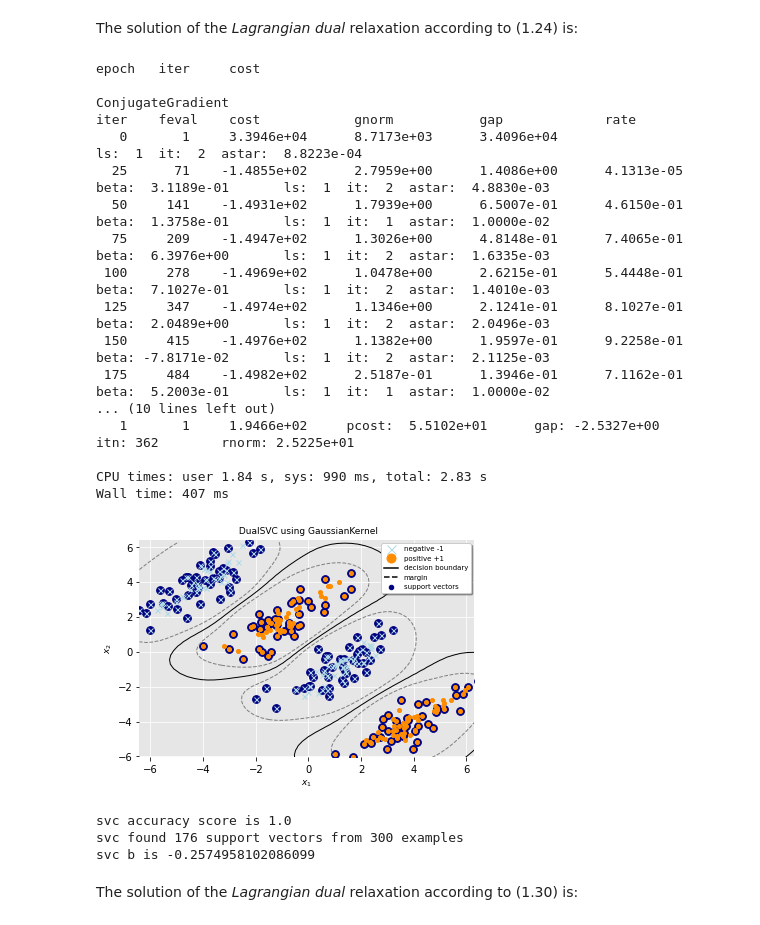
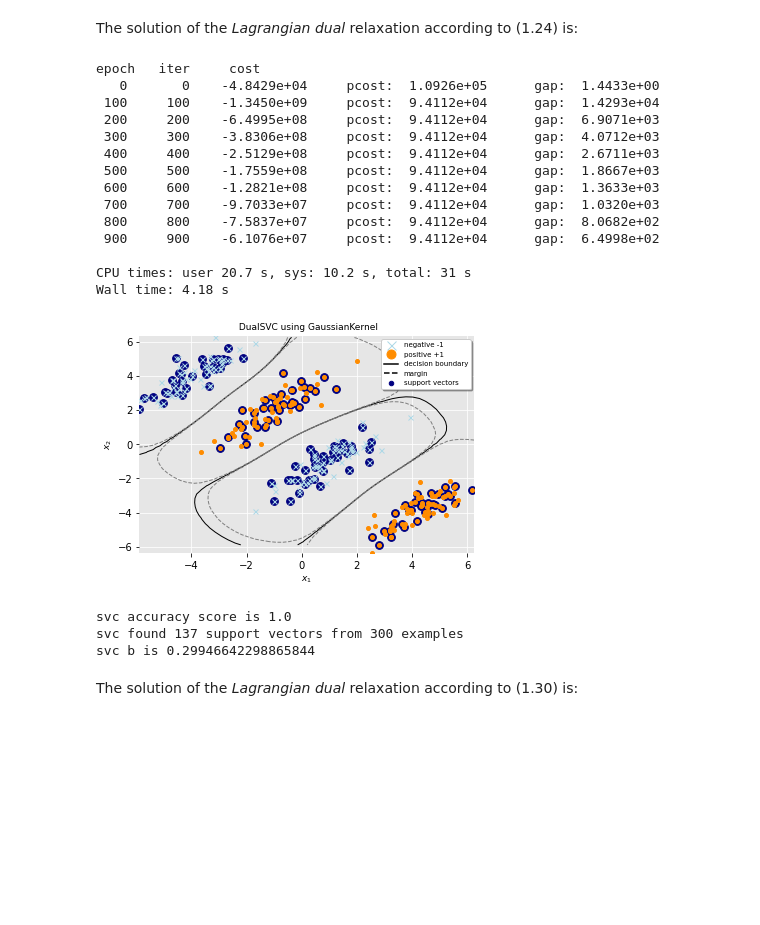
Before and after one commit to dmeoli/optiml, a Jupyter notebook: notebooks/ml/ComputationalMathematicsReport.ipynb, the cells around one changed output. Saved outputs shown, nothing was run; the diff lists cells and outputs as text; code cells hidden in the pictures; blank space fills up the shorter version.

```diff
--- a/notebooks/ml/ComputationalMathematicsReport.ipynb
+++ b/notebooks/ml/ComputationalMathematicsReport.ipynb
@@ -1572,36 +1514,33 @@ from sklearn.model_selection import train_test_split
 # %%
 X, y = generate_non_linearly_separable_data()
 X_train, X_test, y_train, y_test = train_test_split(X, y, train_size=0.75)
 
 svc = DualSVC(kernel=GaussianKernel(gamma='auto'), C=10, optimizer=AdaGrad, use_explicit_eq=True,
-              dual_solver='cg', dual_verbose=25, verbose=True)
+              dual_solver='cg', dual_verbose=False, verbose=100)
 %time svc.fit(X_train, y_train)
 plot_svm_hyperplane(svc, X_train, y_train)
 print(f'svc accuracy score is {svc.score(X_test, y_test)}')
 print(f'svc found {len(svc.support_)} support vectors from {len(X_train)} examples')
 print(f'svc b is {svc.intercept_}')
 # %% [output]
 epoch   iter     cost
+   0       0    -4.8429e+04     pcost:  1.0926e+05      gap:  1.4433e+00
+ 100     100    -1.3450e+09     pcost:  9.4112e+04      gap:  1.4293e+04
+ 200     200    -6.4995e+08     pcost:  9.4112e+04      gap:  6.9071e+03
+ 300     300    -3.8306e+08     pcost:  9.4112e+04      gap:  4.0712e+03
+ 400     400    -2.5129e+08     pcost:  9.4112e+04      gap:  2.6711e+03
+ 500     500    -1.7559e+08     pcost:  9.4112e+04      gap:  1.8667e+03
+ 600     600    -1.2821e+08     pcost:  9.4112e+04      gap:  1.3633e+03
+ 700     700    -9.7033e+07     pcost:  9.4112e+04      gap:  1.0320e+03
+ 800     800    -7.5837e+07     pcost:  9.4112e+04      gap:  8.0682e+02
+ 900     900    -6.1076e+07     pcost:  9.4112e+04      gap:  6.4998e+02
 
-ConjugateGradient
-iter    feval    cost            gnorm           gap             rate
-   0       1     3.3946e+04      8.7173e+03      3.4096e+04                                             ls:  1  it:  2  astar:  8.8223e-04
-  25      71    -1.4855e+02      2.7959e+00      1.4086e+00      4.1313e-05     beta:  3.1189e-01       ls:  1  it:  2  astar:  4.8830e-03
-  50     141    -1.4931e+02      1.7939e+00      6.5007e-01      4.6150e-01     beta:  1.3758e-01       ls:  1  it:  1  astar:  1.0000e-02
-  75     209    -1.4947e+02      1.3026e+00      4.8148e-01      7.4065e-01     beta:  6.3976e+00       ls:  1  it:  2  astar:  1.6335e-03
- 100     278    -1.4969e+02      1.0478e+00      2.6215e-01      5.4448e-01     beta:  7.1027e-01       ls:  1  it:  2  astar:  1.4010e-03
- 125     347    -1.4974e+02      1.1346e+00      2.1241e-01      8.1027e-01     beta:  2.0489e+00       ls:  1  it:  2  astar:  2.0496e-03
- 150     415    -1.4976e+02      1.1382e+00      1.9597e-01      9.2258e-01     beta: -7.8171e-02       ls:  1  it:  2  astar:  2.1125e-03
- 175     484    -1.4982e+02      2.5187e-01      1.3946e-01      7.1162e-01     beta:  5.2003e-01       ls:  1  it:  1  astar:  1.0000e-02
-... (10 lines left out)
-   1       1     1.9466e+02     pcost:  5.5102e+01      gap: -2.5327e+00        itn: 362        rnorm: 2.5225e+01
-
-CPU times: user 1.84 s, sys: 990 ms, total: 2.83 s
-Wall time: 407 ms
+CPU times: user 20.7 s, sys: 10.2 s, total: 31 s
+Wall time: 4.18 s
-[figure, old version]
+[figure, new version]
 svc accuracy score is 1.0
-svc found 176 support vectors from 300 examples
-svc b is -0.2574958102086099
+svc found 137 support vectors from 300 examples
+svc b is 0.29946642298865844
 # %% [markdown]
 The solution of the *Lagrangian dual* relaxation according to (1.30) is:
 # %%
```
Also changed, not shown: parts of 11 cells of this notebook.
